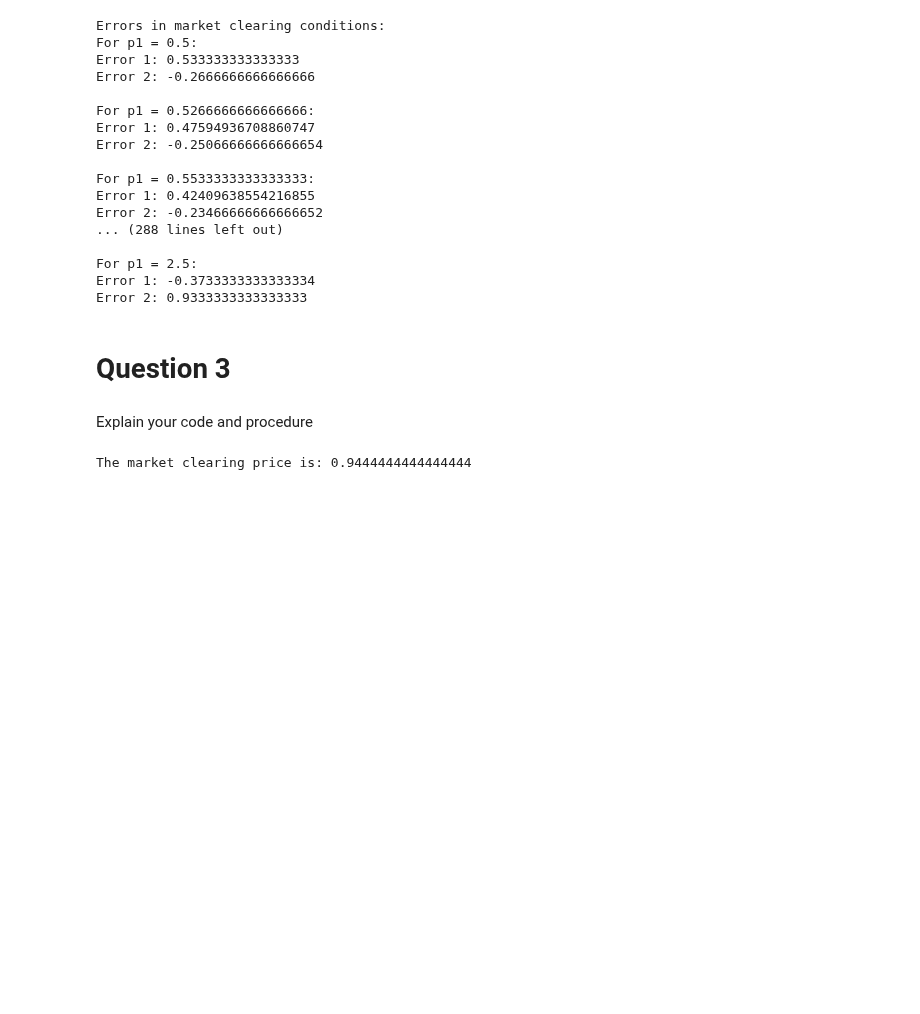
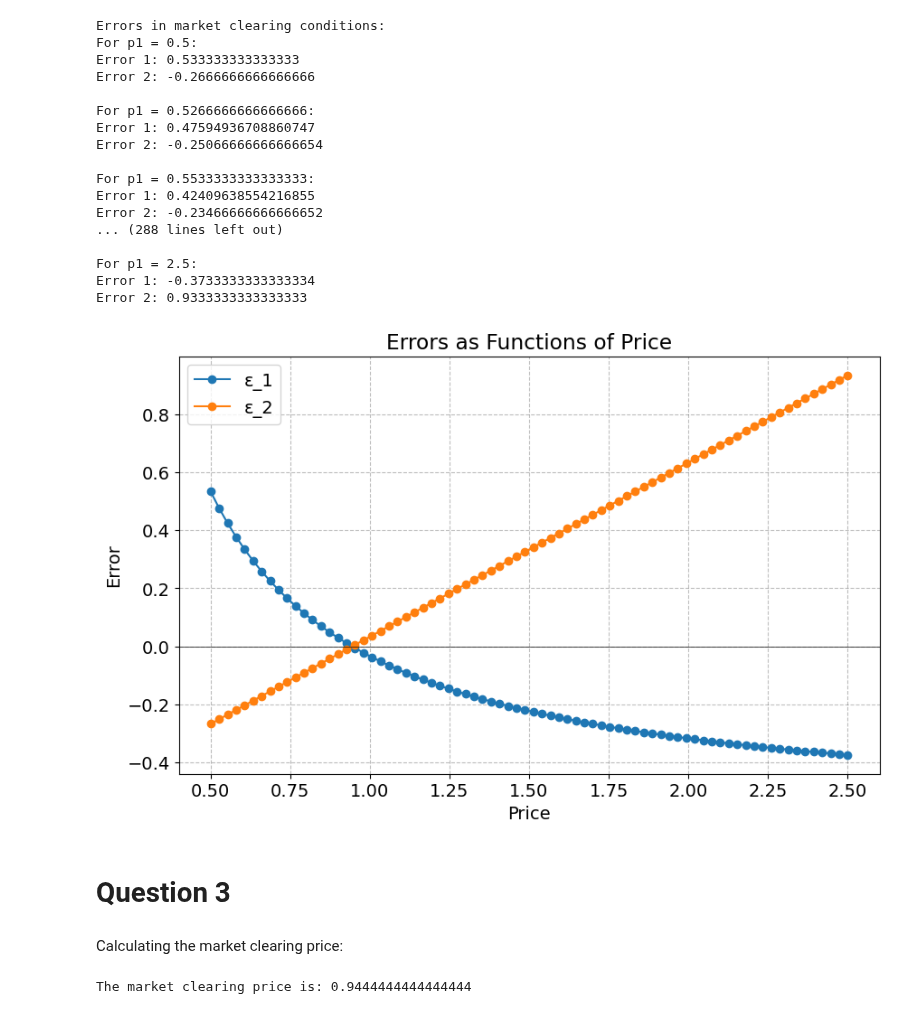
Before and after one commit to NumEconCopenhagen/projects-2024-anton-og-phillip, a Jupyter notebook: inauguralproject/inauguralproject2024.ipynb, the cells around one changed output. Saved outputs shown, nothing was run; the diff lists cells and outputs as text; code cells hidden in the pictures; blank space fills up the shorter version.

```diff
--- a/inauguralproject/inauguralproject2024.ipynb
+++ b/inauguralproject/inauguralproject2024.ipynb
@@ -173,10 +183,24 @@ Error 2: -0.23466666666666652
 For p1 = 2.5:
 Error 1: -0.3733333333333334
 Error 2: 0.9333333333333333
+# %%
+
+plt.figure(figsize=(10, 6))
+plt.plot(p_1, errors_1, label='ε_1', marker='o')
+plt.plot(p_1, errors_2, label='ε_2', marker='o')
+plt.xlabel('Price')
+plt.ylabel('Error')
+plt.title('Errors as Functions of Price')
+plt.axhline(0, color='black', linewidth=0.5)
+plt.legend()
+plt.grid(True)
+plt.show()
+# %% [output]
+[figure, added]
 # %% [markdown]
 # Question 3
-# %% [markdown]
-Explain your code and procedure
+# %% [markdown]
+Calculating the market clearing price:
 # %%
 # Define demand functions for both consumers
 def demand_A(p1):
```
Also changed, not shown: parts of 12 cells of this notebook.
